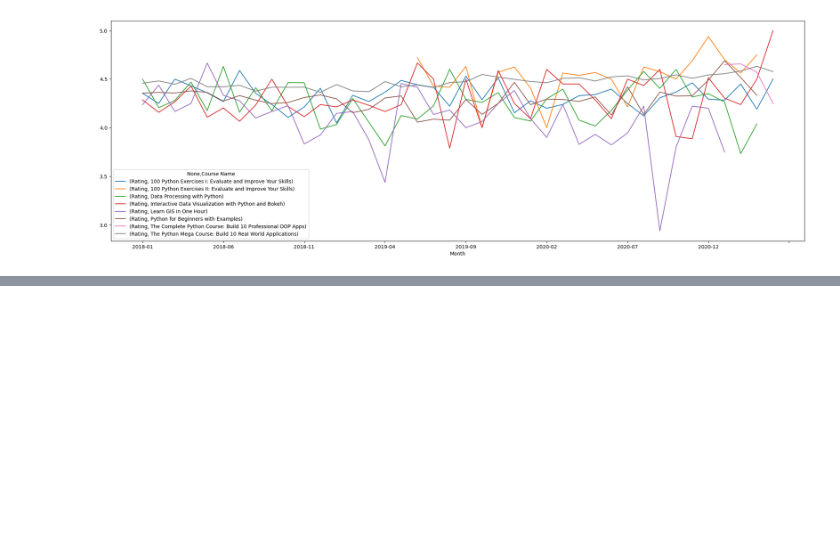
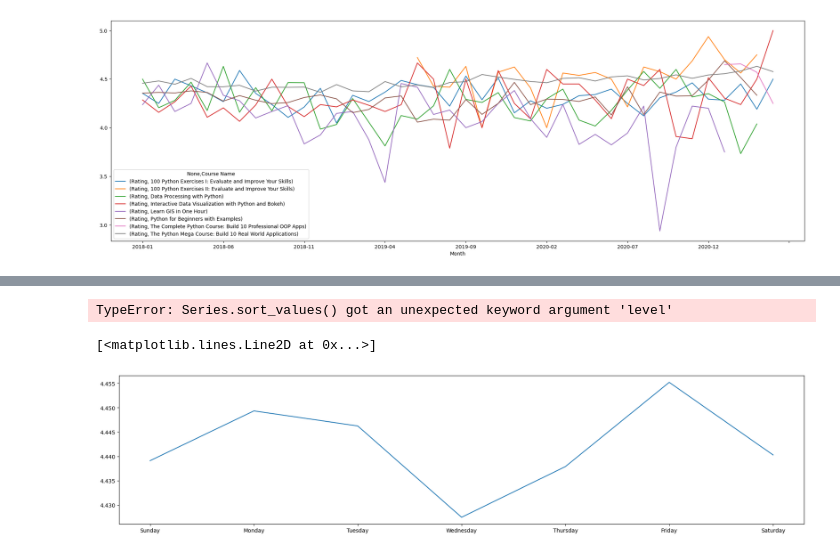
Before and after one commit to SoyEdwinCabrera/Data_Analysis, a Jupyter notebook: Plotting_ratings.ipynb, the cells around one changed output, grey strips where cells are left out. Drawn from its saved outputs; the diff is of its cells as text; code cells hidden in the pictures; blank space fills up the shorter version.

```diff
--- a/Plotting_ratings.ipynb
+++ b/Plotting_ratings.ipynb
@@ -214,0 +216,4 @@ month_average_crs
+# %%
+data['Weekday'] = data['Timestamp'].dt.strftime('%A')
+weekday_average = data.groupby(['Weekday'])['Rating'].mean()
+weekday_average
@@ -214,0 +230,29 @@ month_average_crs
+# %%
+data['Weekday'] = data['Timestamp'].dt.strftime('%A')
+data['Daynumber'] = data['Timestamp'].dt.strftime('%w')
+
+weekday_average = data.groupby(['Weekday', 'Daynumber'])['Rating'].mean()
+# Fix: Use level parameter instead of positional argument for sorting a Series with MultiIndex
+weekday_average = weekday_average.sort_values(level='Daynumber')  # or level=1
+
+# weekday_average is already a Series with the mean values
+# No need to access a 'Rating' column from it
+plt.figure(figsize=[23, 5])
+plt.plot(weekday_average.index.get_level_values(0), weekday_average['Rating'])
+# %% [output]
+TypeError: Series.sort_values() got an unexpected keyword argument 'level'
+# %%
+data['Weekday'] = data['Timestamp'].dt.strftime('%A')
+data['Daynumber'] = data['Timestamp'].dt.strftime('%w')
+
+weekday_average = data.groupby(['Weekday', 'Daynumber'])['Rating'].mean()
+# Fix: For Series with MultiIndex, we need to reset_index, sort, and set_index again
+# Or use sort_index with level parameter instead of sort_values
+weekday_average = weekday_average.sort_index(level='Daynumber')  # sort by the Daynumber level
+
+plt.figure(figsize=[23, 5])
+# Fix: weekday_average is already the values we want to plot, not a DataFrame with a 'Rating' column
+plt.plot(weekday_average.index.get_level_values(0), weekday_average)
+# %% [output]
+[<matplotlib.lines.Line2D at 0x...>]
+[figure, added]
```
Also changed, not shown: parts of 3 cells of this notebook.
